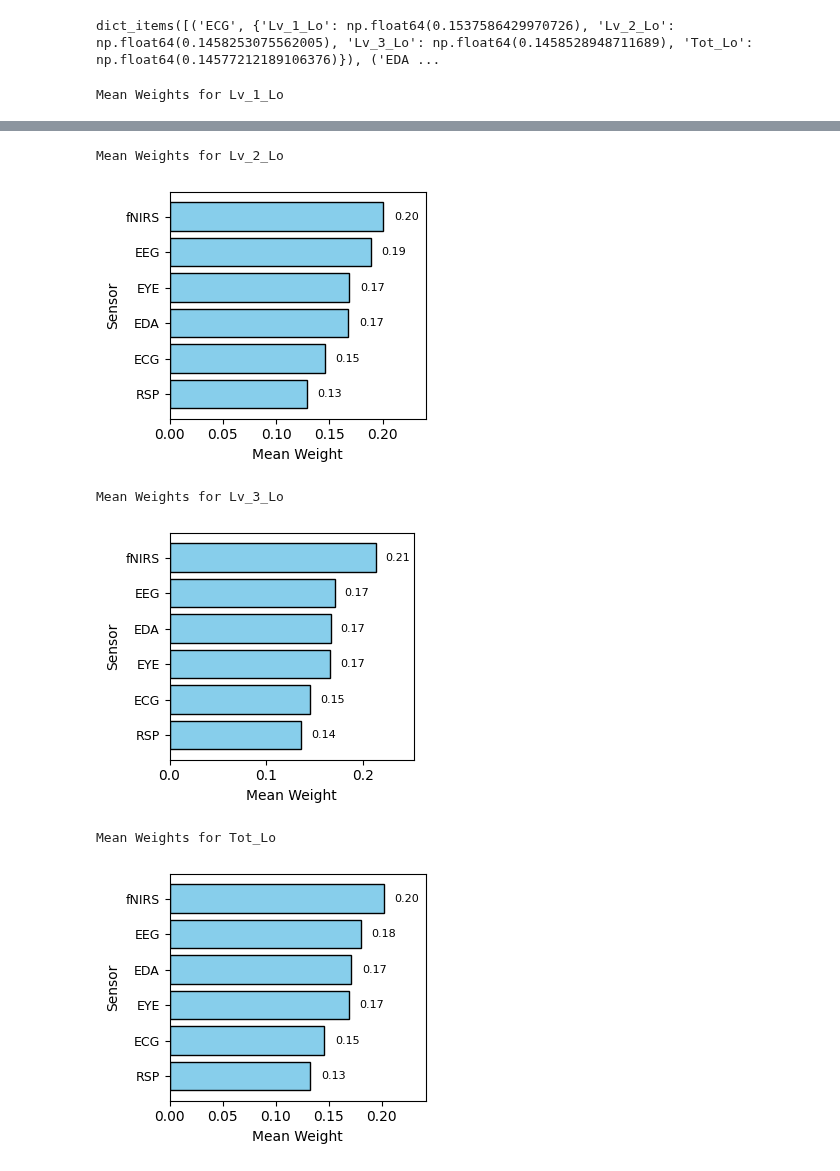
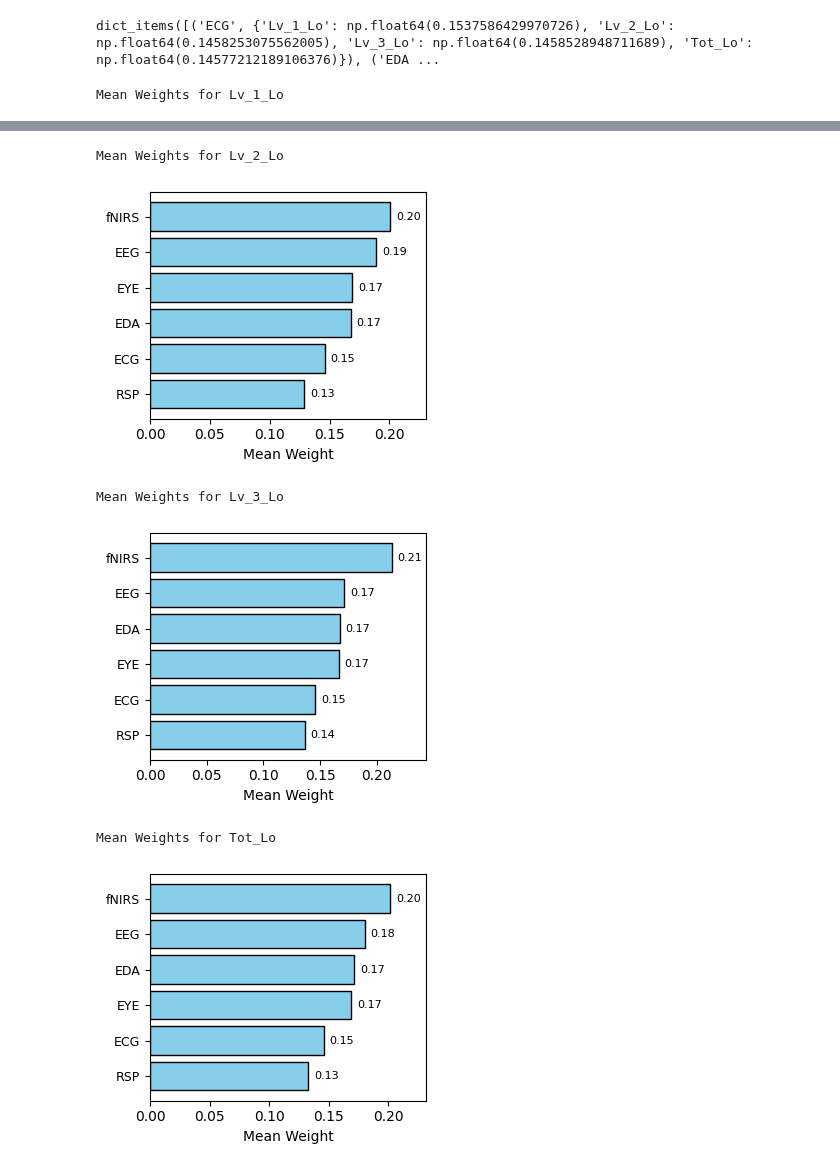
Before and after one commit to jaspershen21/jshen_DLA, a Jupyter notebook: Notebooks/Figures.ipynb, the cells around one changed output, grey strips where cells are left out. Saved outputs shown, nothing was run; the diff lists cells and outputs as text; code cells hidden in the pictures.

Commit message:
Remove padding from figures

```diff
--- a/Notebooks/Figures.ipynb
+++ b/Notebooks/Figures.ipynb
@@ -464,15 +464,15 @@ for level in levels:
     plt.barh(y_pos, values, color = "skyblue", edgecolor = "k")
     plt.yticks(y_pos, sensors, fontsize = 9)
     plt.xlabel("Mean Weight", fontsize = 10)
-    plt.ylabel("Sensor", fontsize = 10)
-    plt.xlim([0, max(values) + 0.04])
+    # plt.ylabel("Sensor", fontsize = 10)
+    plt.xlim([0, max(values) + 0.03])
 
     # Annotate bar values
     for i, v in enumerate(values):
-        plt.text(v + 0.01, i, f"{v:.2f}", va = "center", fontsize = 8)
+        plt.text(v + 0.005, i, f"{v:.2f}", va = "center", fontsize = 8)
 
     plt.tight_layout()
-    plt.savefig(f"./../Images/Paper Figures/{level}_Sensor_Weights.svg", bbox_inches = "tight")
+    plt.savefig(f"./../Images/Paper Figures/{level}_Sensor_Weights.svg", bbox_inches = "tight", pad_inches = 0)
     plt.show()
 # %% [output]
 Mean Weights for Lv_1_Lo
@@ -480,6 +480,6 @@ Mean Weights for Lv_1_Lo
 Mean Weights for Lv_2_Lo
-[figure, old version]
+[figure, new version]
 Mean Weights for Lv_3_Lo
-[figure, old version]
+[figure, new version]
 Mean Weights for Tot_Lo
-[figure, old version]
+[figure, new version]
```
Also changed, not shown: parts of 2 cells of this notebook.
